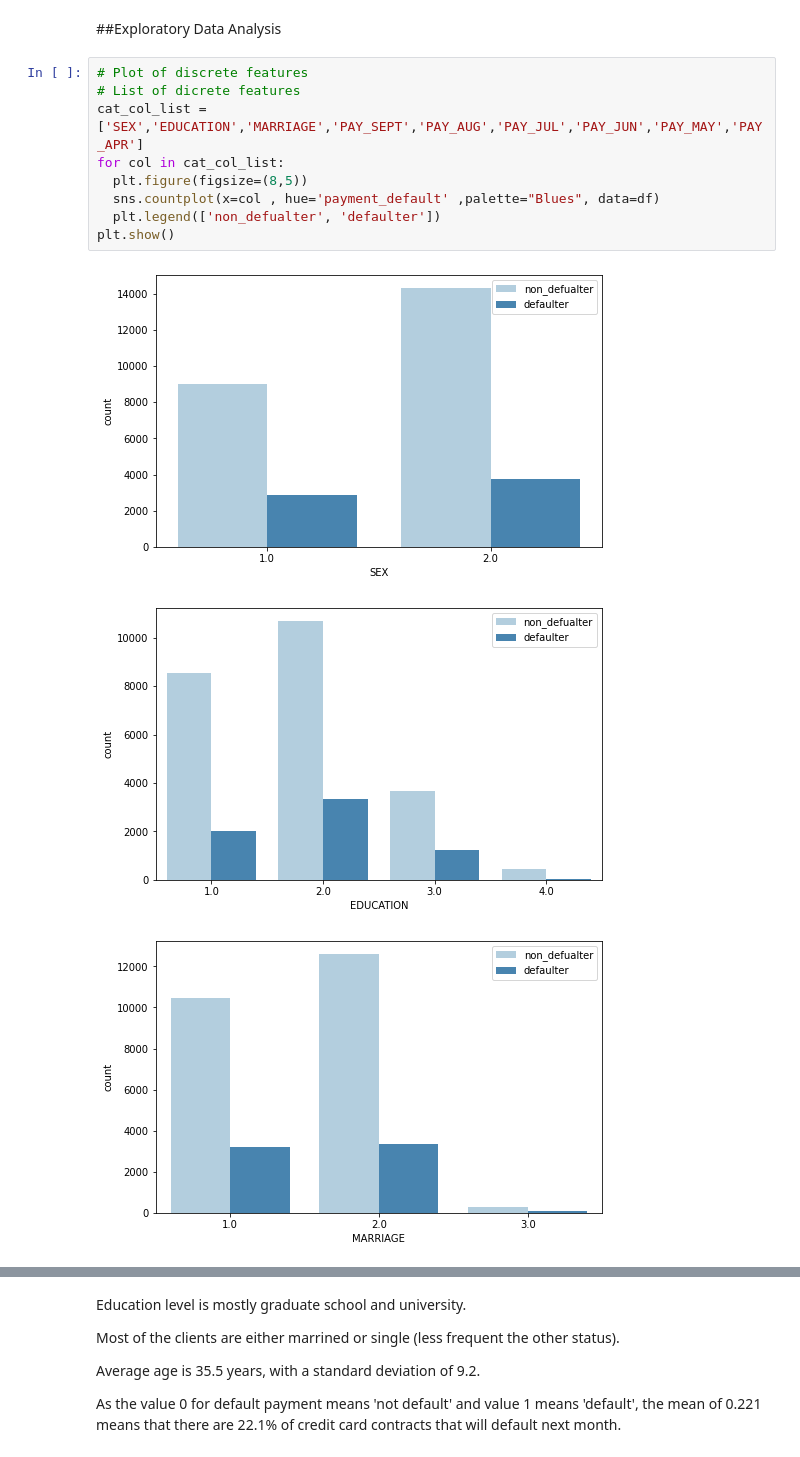
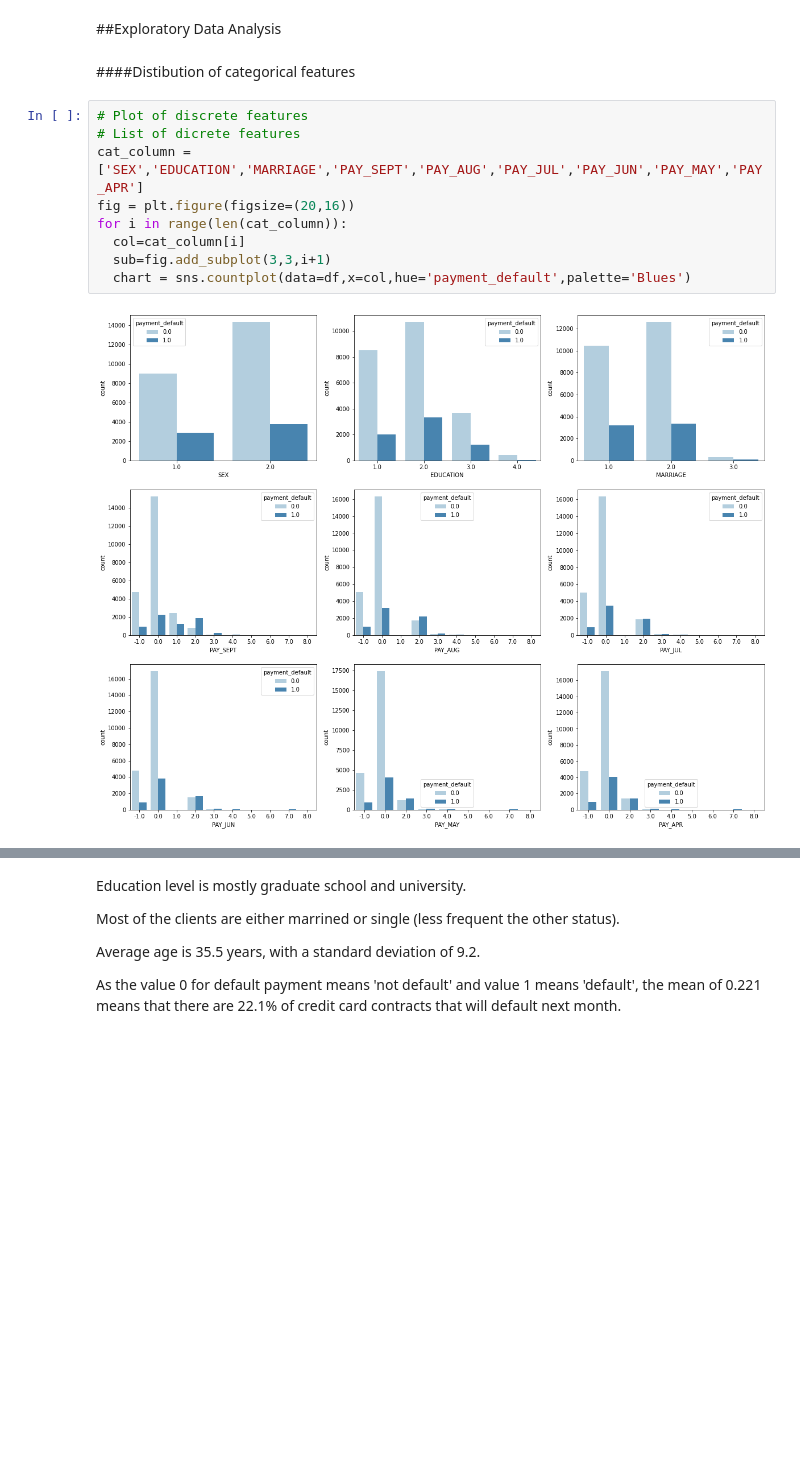
Before and after one commit to sanjay2097/Credit-Card-Default-Prediction, a Jupyter notebook: Credit_Card_Default_Prediction.ipynb, the cells around one changed output, grey strips where cells are left out. Drawn from its saved outputs; the diff is of its cells as text; blank space fills up the shorter version.

```diff
--- a/Credit_Card_Default_Prediction.ipynb
+++ b/Credit_Card_Default_Prediction.ipynb
@@ -244,16 +244,16 @@ dtypes: float64(25)
 memory usage: 5.9 MB
 # %% [markdown]
 ##Exploratory Data Analysis
+# %% [markdown]
+####Distibution of categorical features
 # %%
 # Plot of discrete features
 # List of dicrete features
-cat_col_list = ['SEX','EDUCATION','MARRIAGE','PAY_SEPT','PAY_AUG','PAY_JUL','PAY_JUN','PAY_MAY','PAY_APR']
-for col in cat_col_list:
-  plt.figure(figsize=(8,5))
-  sns.countplot(x=col , hue='payment_default' ,palette="Blues", data=df)
-  plt.legend(['non_defualter', 'defaulter'])
-plt.show()
+cat_column = ['SEX','EDUCATION','MARRIAGE','PAY_SEPT','PAY_AUG','PAY_JUL','PAY_JUN','PAY_MAY','PAY_APR']
+fig = plt.figure(figsize=(20,16))
+for i in range(len(cat_column)):
+  col=cat_column[i]
+  sub=fig.add_subplot(3,3,i+1)
+  chart = sns.countplot(data=df,x=col,hue='payment_default',palette='Blues')
 # %% [output]
-[figure, old version]
+[figure, new version]
-[figure, removed]
-[figure, removed]
```
Also changed, not shown: parts of 17 cells of this notebook.
